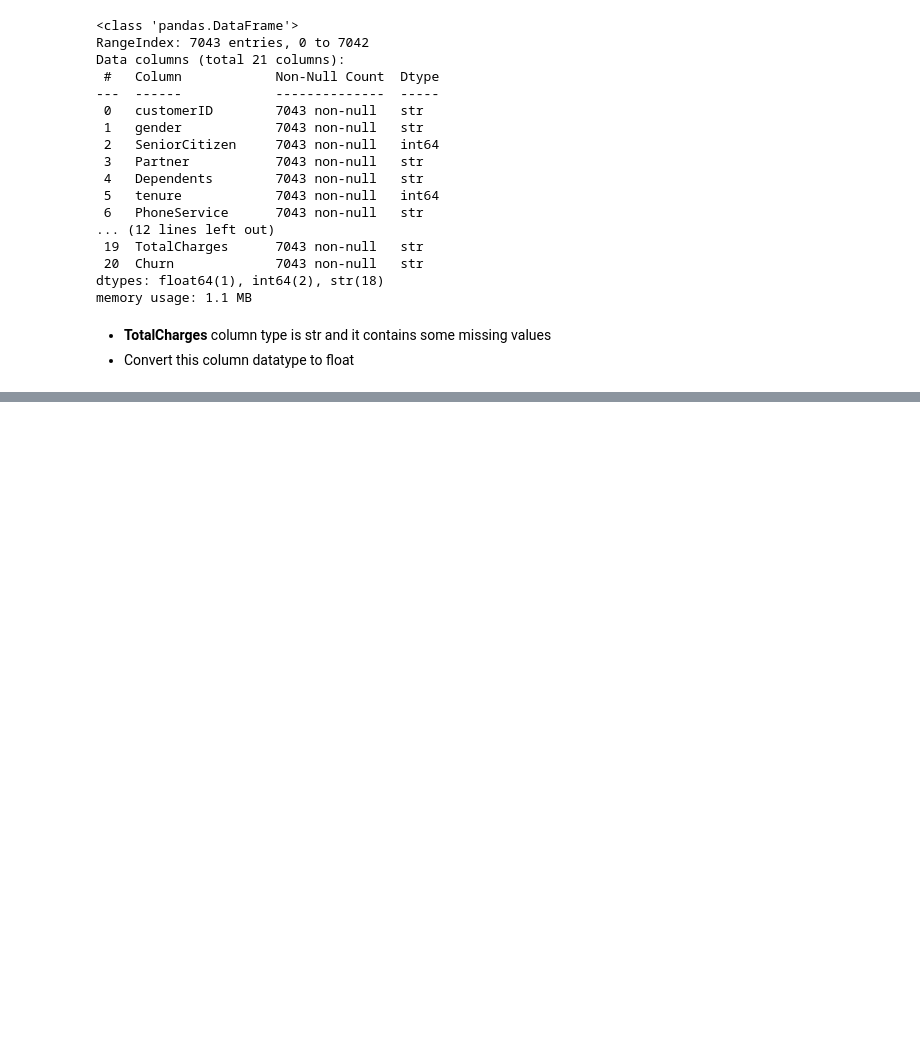
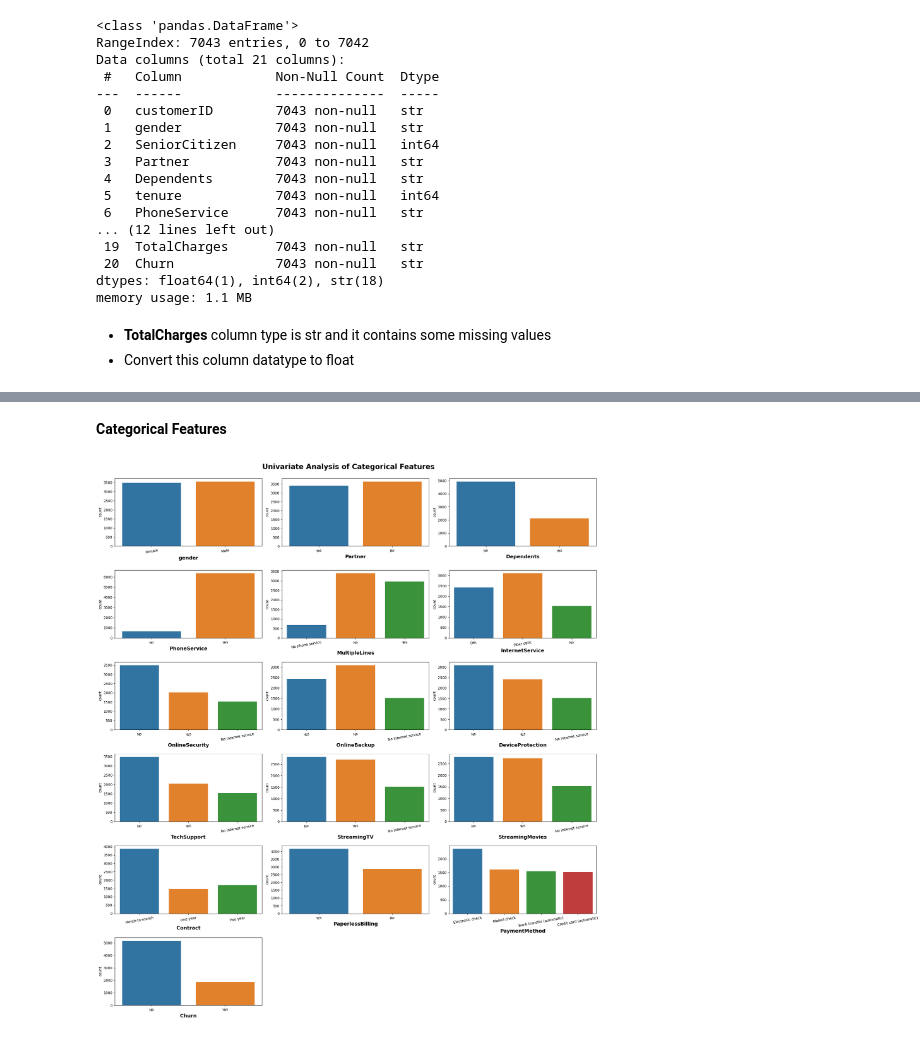
Before and after one commit to vivek-3369/end-to-end-customer-churn-prediction-project, a Jupyter notebook: notebooks/EDA.ipynb, the cells around one changed output, grey strips where cells are left out. Drawn from its saved outputs; the diff is of its cells as text; code cells hidden in the pictures; blank space fills up the shorter version.

```diff
--- a/notebooks/EDA.ipynb
+++ b/notebooks/EDA.ipynb
@@ -130,0 +221,18 @@ data["TotalCharges"] = pd.to_numeric(data["TotalCharges"], errors= "coerce")
+# %% [markdown]
+**Categorical Features**
+# %%
+categorical_features.remove("customerID")
+# %%
+plt.figure(figsize=(20,22))
+plt.suptitle("Univariate Analysis of Categorical Features", fontsize=20, fontweight="bold",y=1.0)
+
+for i in range(0, len(categorical_features)) :
+    plt.subplot(6,3, i+1)
+    sns.countplot(x=categorical_features[i], data=data, palette="tab10")
+    plt.xlabel(categorical_features[i], fontsize=14, fontweight="bold")
+    plt.xticks(rotation=10)
+    plt.tight_layout()
+
+plt.savefig("plots/univariate_categorical.png")
+# %% [output]
+[figure, added]
```
Also changed, not shown: parts of 9 cells of this notebook.
